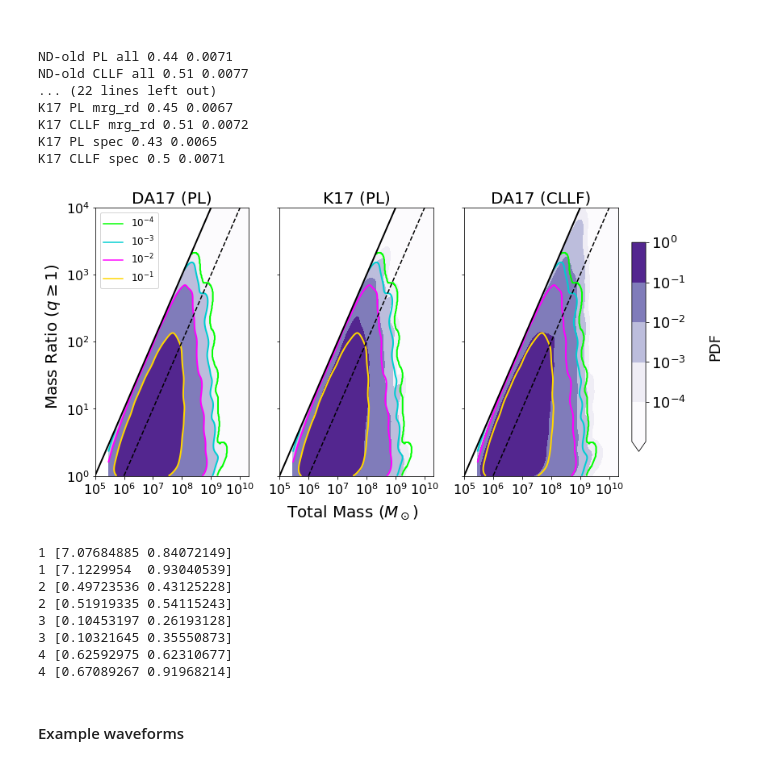
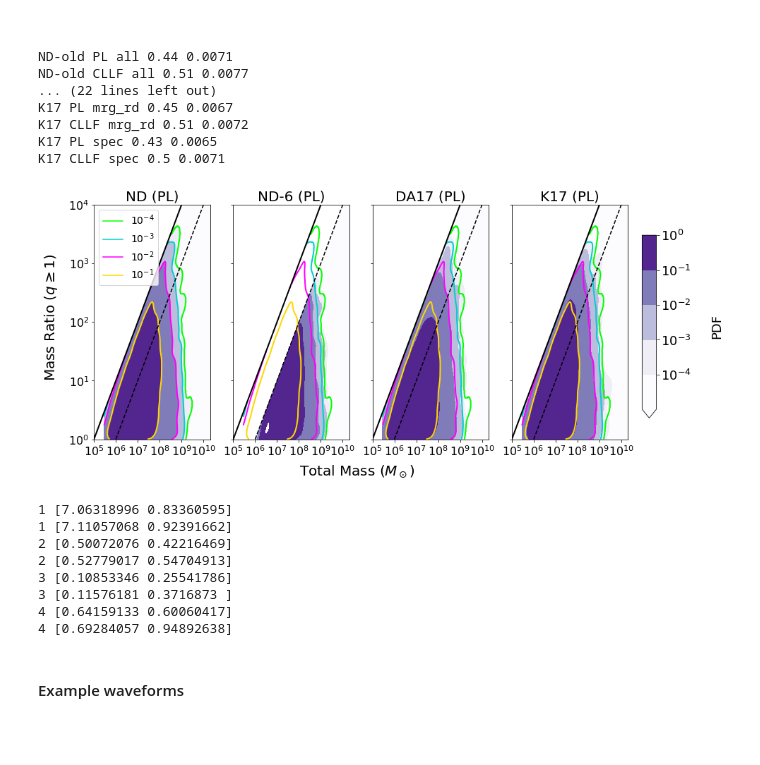
Before and after one commit to mikekatz04/Illustris_LISA_paper, a Jupyter notebook: code/paper_plots.ipynb, the cells around one changed output. Cells and saved outputs as stored; diff of their text form; code cells hidden in the pictures; blank space fills up the shorter version.

Commit message:
paper_plots updated

```diff
--- a/code/paper_plots.ipynb
+++ b/code/paper_plots.ipynb
@@ -33,7 +32,7 @@ import os
 # %%
 num_catalogs = 200
 num_repeats = 50
-t_obs = 5.0 #years
+t_obs = 4.0 #years
 duration = 100.0 #years
 
 #input file
@@ -136,7 +138,7 @@ evolution_classes = [[EvolveLZK, 'K17'],
                      [NoDelay, 'ND'],
                      [NoDelayOrigExtract, 'ND-old']]
 
-dz = 0.0001
+dz = 0.25
 evolve_out_base = {}
 for evolve_class, label in evolution_classes:
     evolve = evolve_class(**evolve_dict)
@@ -241,7 +243,7 @@ def merger_integrand(evolve_out, labels, ax, key, label_fontsize=18, tick_fontsi
     ylabel = r'$\frac{dN}{dzdt_{obs}}$'
     ax.set_ylabel(ylabel, rotation='horizontal', labelpad=40, fontsize=label_fontsize)
     if legend:
-        ax.legend(loc='best', prop={'size':13})
+        ax.legend(loc='best', prop={'size':15})
 
     return ax
 # %%
@@ -294,12 +296,12 @@ def detection_hist(evolve_out, labels, ax, label_fontsize=18, tick_fontsize=14,
     return ax
 # %%
 labels = ['DA17','K17', 'ND-old', 'ND']
-fig, ax = plt.subplots(1,3, sharey=True)
+fig, ax = plt.subplots(1,2, sharey=True)
 plt.subplots_adjust(wspace=0.1)
 fig.set_size_inches(14,8)
 ax = ax.ravel()
 
-for i, (key, title) in enumerate([['non_det', 'All Mergers'], ['PL_all', r'PL ($\rho>8$)'], ['CLLF_all', r'CLLF ($\rho>8$)']]):
+for i, (key, title) in enumerate([['non_det', 'All Mergers'], ['PL_all', r'PL ($\rho>8$)']]):
     if i == 1:
         legend = True
     else:
@@ -354,8 +355,8 @@ K17 CLLF mrg_rd 0.51 0.0072
 K17 PL spec 0.43 0.0065
 K17 CLLF spec 0.5 0.0071
 # %%
-#labels = ['ND (PL)', 'ND-6 (PL)', 'ND (CLLF)']
-labels = ['DA17 (PL)', 'K17 (PL)', 'DA17 (CLLF)']
+labels = ['ND (PL)', 'ND-6 (PL)', 'DA17 (PL)', 'K17 (PL)']
+#labels = ['DA17 (PL)', 'K17 (PL)', 'DA17 (CLLF)']
 fig, ax = plt.subplots(1, len(labels), sharex=True, sharey=True)
 try:
     ax = ax.ravel()
@@ -364,7 +365,7 @@ except AttributeError:
 
 
 plt.subplots_adjust(left=0.08, right=0.83, top=0.9, bottom=0.13)
-fig.set_size_inches(12,6)
+fig.set_size_inches(14,6)
 cax = fig.add_axes([0.85, 0.2, 0.02, 0.6])
 tickfontsize=16
 labelfontsize=18
@@ -392,11 +393,12 @@ cmap = matplotlib.cm.Purples
 cmap.set_bad('white', alpha=1.0)
 limiter = -4
 for i, label in enumerate(labels):
-    #sc = 'CLLF' if label == 'ND (CLLF)' else 'PL'
-    sc = 'CLLF' if label == 'DA17 (CLLF)' else 'PL'
+    sc = 'CLLF' if label == 'ND (CLLF)' else 'PL'
+    #sc = 'CLLF' if label == 'DA17 (CLLF)' else 'PL'
 
-    #evolve_label = 'ND' if label != 'ND-6 (PL)' else 'ND-6'
-    evolve_label = 'DA17' if label != 'K17 (PL)' else 'K17'
+    evolve_label = 'ND' if label != 'ND-6 (PL)' else 'ND-6'
+    evolve_label = label.split(' ')[0]
+    #evolve_label = 'DA17' if label != 'K17 (PL)' else 'K17'
 
     cats_all = evolve_out[evolve_label]['cats_det'][sc]
     data = np.array([np.log10(cats_all['m1'] + cats_all['m2']), -np.log10(mass_ratio_func(cats_all['m1'],cats_all['m2']))])
@@ -411,42 +413,42 @@ for i, label in enumerate(labels):
     density = np.ma.masked_where((xx - mask_val < yy), density)
 
     cset = ax[i].contourf(xx, yy, density, levels=levels, norm=norm, cmap=cmap, extend='min')
-    #if label == 'ND (PL)':
-    if label == 'DA17 (PL)':
+    if label == 'ND (PL)':
+    #if label == 'DA17 (PL)':
         store_density = density.copy()
     ax[i].contour(xx, yy, store_density, levels=[-4, -3., -2, -1, 0], colors=['lime', 'darkturquoise', 'magenta', 'gold'], linewidths=2)
     if i == 0:
         cbar = fig.colorbar(cset, cax=cax)
         ticks = [-4,-3,-2,-1,0]
         cbar.set_ticks(ticks)
         cbar.set_ticklabels([r'$10^{%i}$'%i for i in ticks])
         cbar.ax.tick_params(labelsize=labelfontsize)
         cbar.set_label('PDF', fontsize=labelfontsize, labelpad=27)
 
     yticks = [0,1,2,3,4]
     ax[i].set_yticks(yticks)
     ax[i].set_yticklabels([r'$10^{%i}$'%i for i in yticks], fontsize=tickfontsize)
     ax[i].set_ylim(0,4)
 
     xticks = [5,6,7,8,9,10]
     ax[i].set_xticks(xticks)
     ax[i].set_xticklabels([r'$10^{%i}$'%i for i in xticks], fontsize=tickfontsize)
     ax[i].set_xlim(5, 10.3)
     ax[i].set_title(label, fontsize=20)
     if i == 0:
         for level, color in zip([-4, -3., -2, -1, 0], ['lime', 'darkturquoise', 'magenta', 'gold']):
             ax[i].plot([-10, -10], [-10, -20], color=color, label=r'$10^{%i}$'%int(level))
-        ax[i].legend(loc='upper left', prop={'size':12})
+        ax[i].legend(loc='upper left', prop={'size':14})
 
     #if j == 1:
      #   ax[i+4].set_xlabel(label, fontsize=labelfontsize)
 
     #if i == 0:
     #    ax[4*j].set_ylabel(sc, fontsize=labelfontsize)
 
-#fig.savefig('figures/mt_vs_mr_new.pdf', dpi=200)
+fig.savefig('figures/mt_vs_mr_new.pdf', dpi=200)
 # %% [output]
-[figure, old version]
+[figure, new version]
 # %%
 from scipy.stats import moment
 for i in range(1,5):
@@ -459,14 +461,14 @@ for i in range(1,5):
             val = moment(data, moment=i, axis=1)
         print(i, val)
 # %% [output]
-1 [7.07684885 0.84072149]
-1 [7.1229954  0.93040539]
-2 [0.49723536 0.43125228]
-2 [0.51919335 0.54115243]
-3 [0.10453197 0.26193128]
-3 [0.10321645 0.35550873]
-4 [0.62592975 0.62310677]
-4 [0.67089267 0.91968214]
+1 [7.06318996 0.83360595]
+1 [7.11057068 0.92391662]
+2 [0.50072076 0.42216469]
+2 [0.52779017 0.54704913]
+3 [0.10853346 0.25541786]
+3 [0.11576181 0.3716873 ]
+4 [0.64159133 0.60060417]
+4 [0.69284057 0.94892638]
 # %% [markdown]
 #### Example waveforms
 # %%
```
Also changed, not shown: parts of 12 cells of this notebook.
